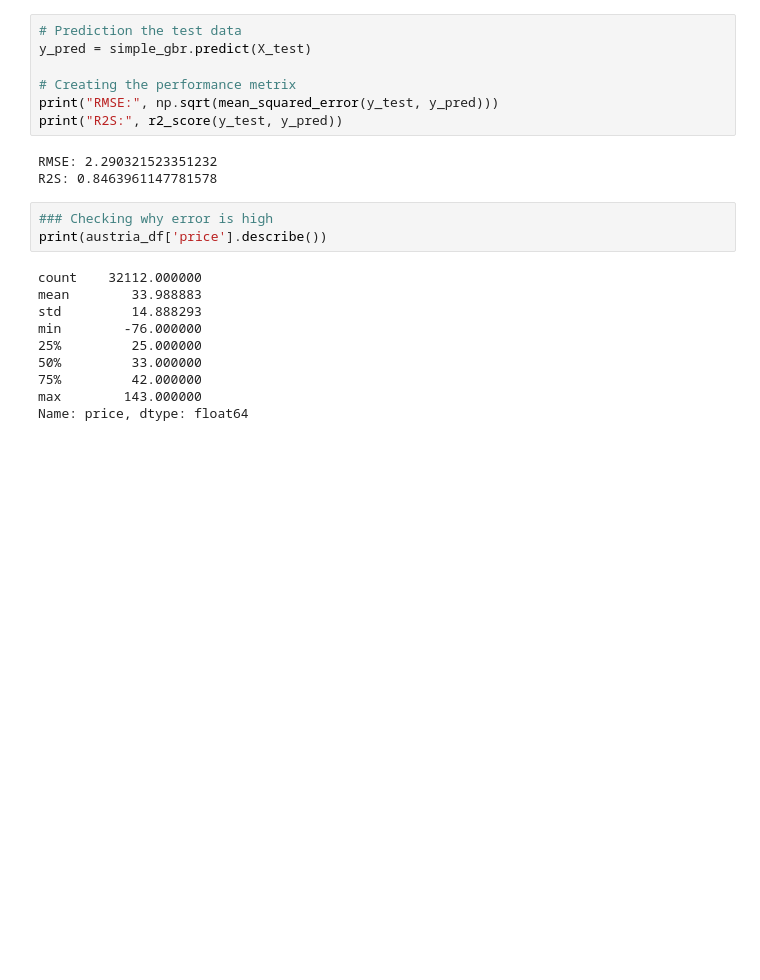
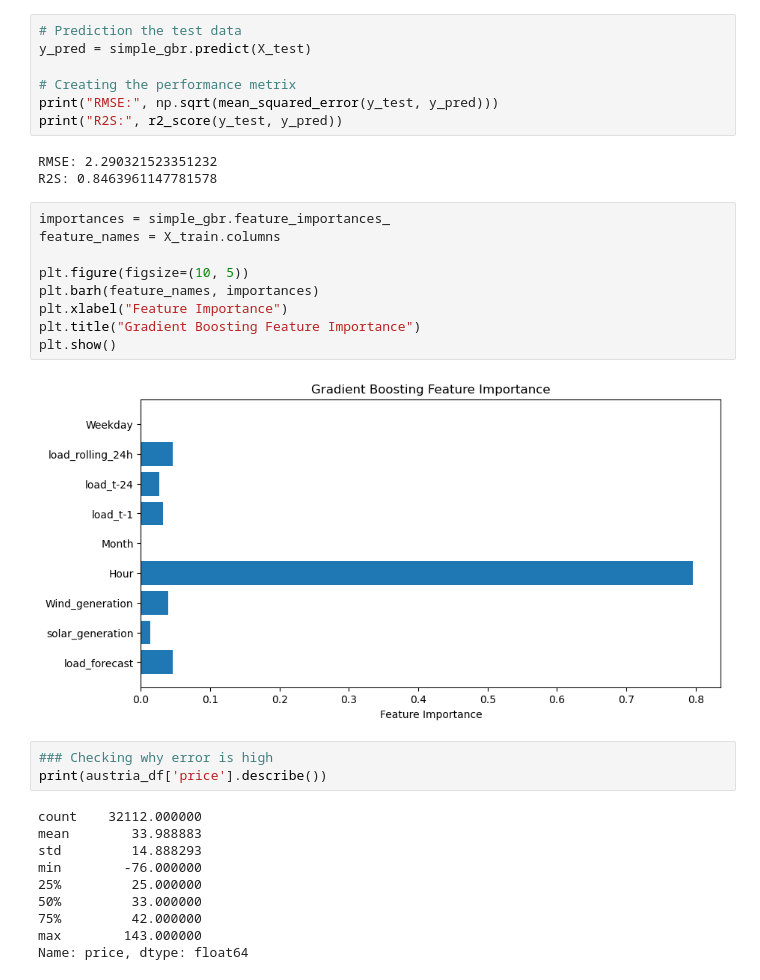
Before and after one commit to jaineshk/Energy-Demand-and-Price-forcasting, a Jupyter notebook: Notebooks/03_model_training_test.ipynb, the cells around one changed output. Drawn from its saved outputs; the diff is of its cells as text; blank space fills up the shorter version.

```diff
--- a/Notebooks/03_model_training_test.ipynb
+++ b/Notebooks/03_model_training_test.ipynb
@@ -157,6 +157,17 @@ print("R2S:", r2_score(y_test, y_pred))
 # %% [output]
 RMSE: 2.290321523351232
 R2S: 0.8463961147781578
+# %%
+importances = simple_gbr.feature_importances_
+feature_names = X_train.columns
+
+plt.figure(figsize=(10, 5))
+plt.barh(feature_names, importances)
+plt.xlabel("Feature Importance")
+plt.title("Gradient Boosting Feature Importance")
+plt.show()
+# %% [output]
+[figure, added]
 # %%
 ### Checking why error is high
 print(austria_df['price'].describe())
```
Also changed, not shown: parts of 12 cells of this notebook.
